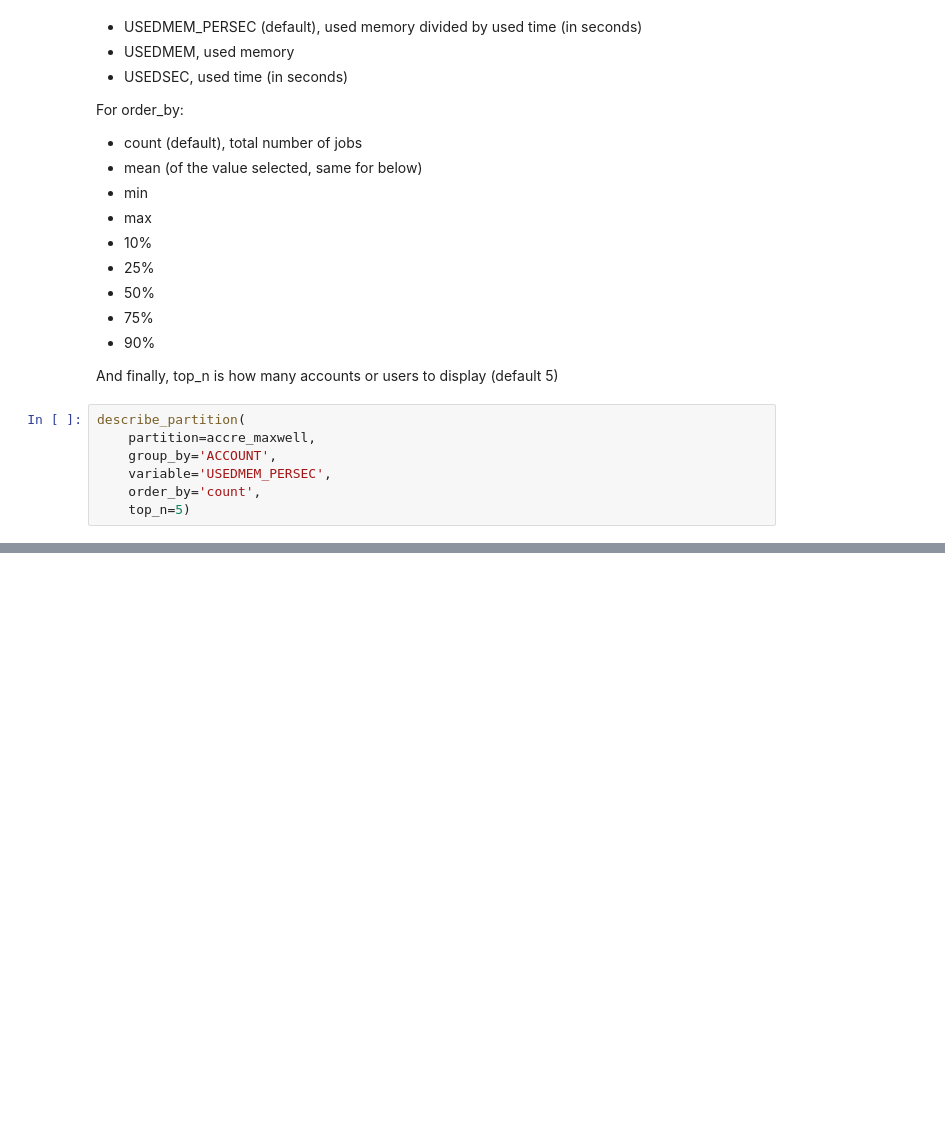
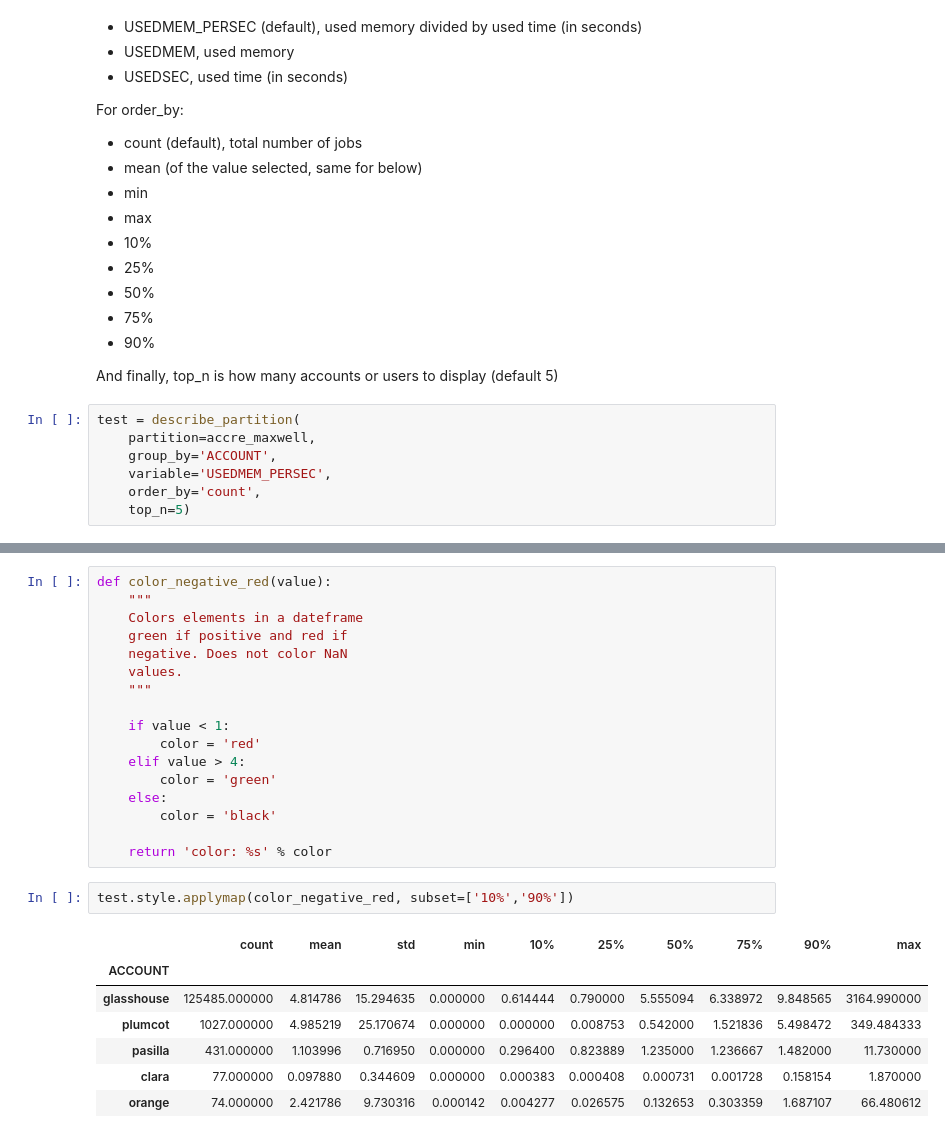
Before and after one commit to tomoumer/accre_project-pizza, a Jupyter notebook: notebooks/TU_accre_project.ipynb, the cells around one changed output, grey strips where cells are left out. Cells and saved outputs as stored; diff of their text form; blank space fills up the shorter version.

```diff
--- a/notebooks/TU_accre_project.ipynb
+++ b/notebooks/TU_accre_project.ipynb
@@ -1247,7 +784,7 @@ For order_by:
 
 And finally, top_n is how many accounts or users to display (default 5)
 # %%
-describe_partition(
+test = describe_partition(
     partition=accre_maxwell,
     group_by='ACCOUNT',
     variable='USEDMEM_PERSEC',
@@ -1263,0 +803,27 @@ describe_partition(
+# %%
+def color_negative_red(value):
+    """
+    Colors elements in a dateframe
+    green if positive and red if
+    negative. Does not color NaN
+    values.
+    """
+
+    if value < 1:
+        color = 'red'
+    elif value > 4:
+        color = 'green'
+    else:
+        color = 'black'
+
+    return 'color: %s' % color
+# %%
+test.style.applymap(color_negative_red, subset=['10%','90%'])
+# %% [output]
+|  | count | mean | std | min | 10% | 25% | 50% | 75% | 90% | max |
+| ACCOUNT |  |  |  |  |  |  |  |  |  |  |
+| glasshouse | 125485.000000 | 4.814786 | 15.294635 | 0.000000 | 0.614444 | 0.790000 | 5.555094 | 6.338972 | 9.848565 | 3164.990000 |
+| plumcot | 1027.000000 | 4.985219 | 25.170674 | 0.000000 | 0.000000 | 0.008753 | 0.542000 | 1.521836 | 5.498472 | 349.484333 |
+| pasilla | 431.000000 | 1.103996 | 0.716950 | 0.000000 | 0.296400 | 0.823889 | 1.235000 | 1.236667 | 1.482000 | 11.730000 |
+| clara | 77.000000 | 0.097880 | 0.344609 | 0.000000 | 0.000383 | 0.000408 | 0.000731 | 0.001728 | 0.158154 | 1.870000 |
+| orange | 74.000000 | 2.421786 | 9.730316 | 0.000142 | 0.004277 | 0.026575 | 0.132653 | 0.303359 | 1.687107 | 66.480612 |
```
Also changed, not shown: parts of 62 cells of this notebook.
